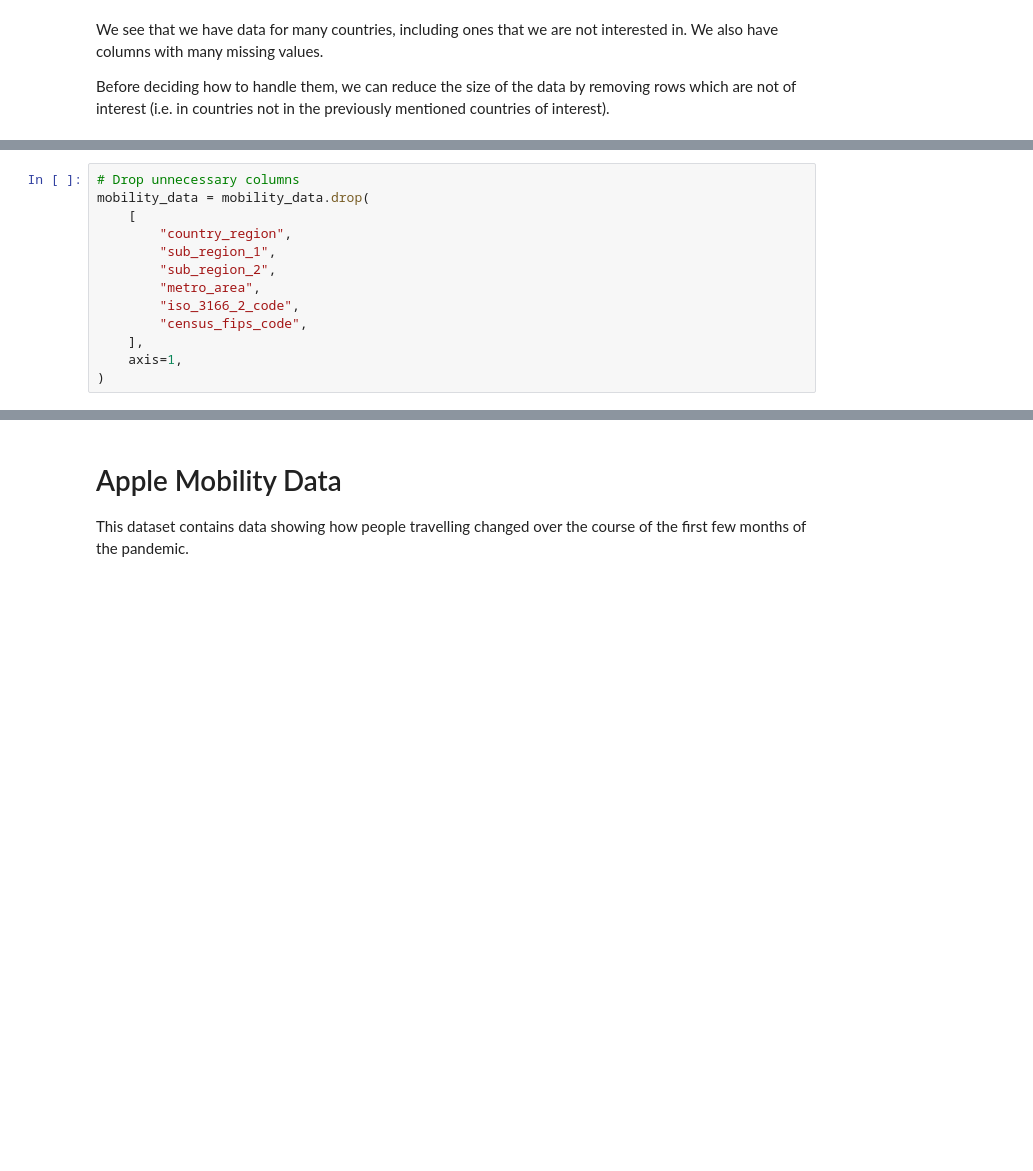
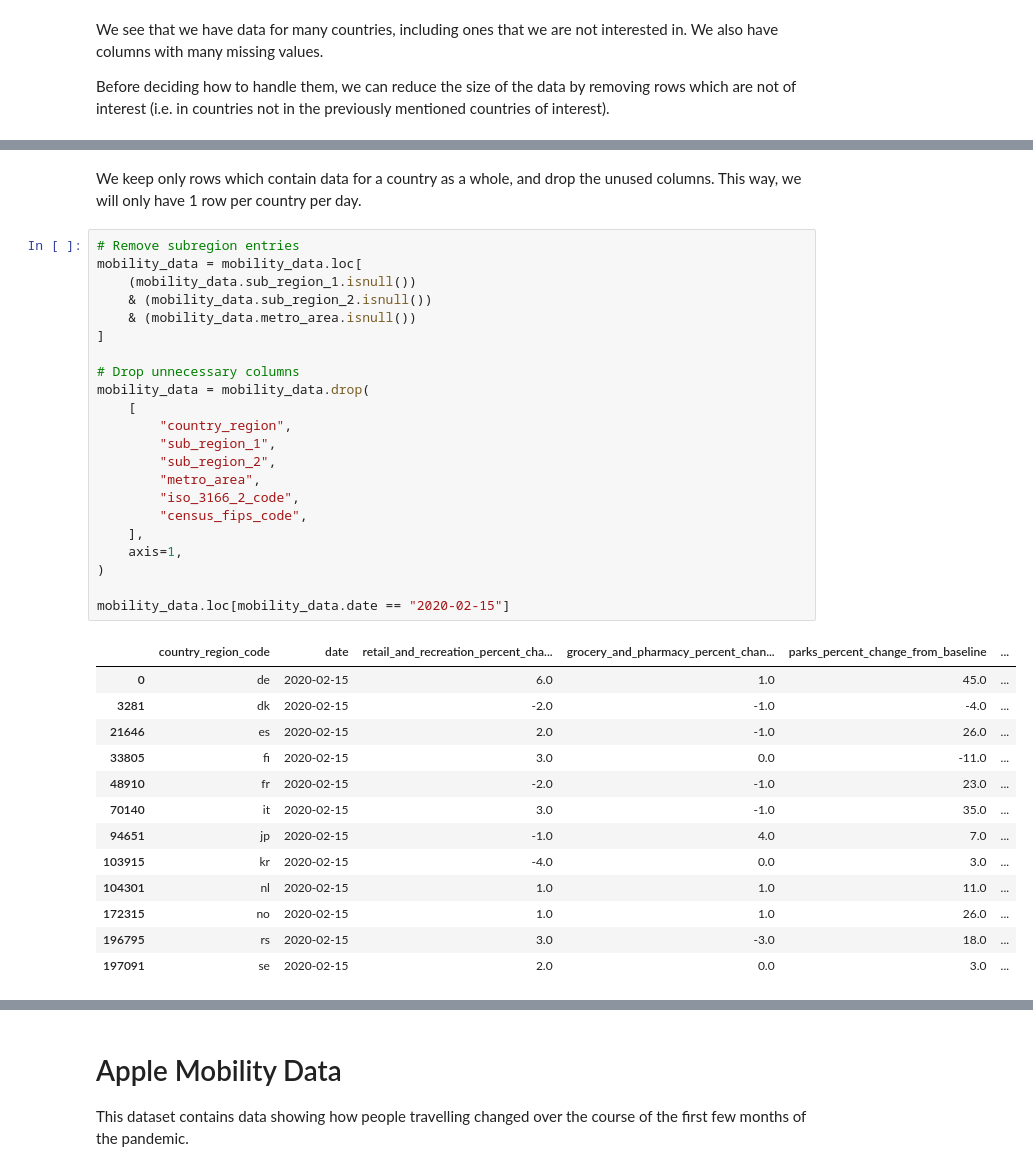
Before and after one commit to epfl-ada/ada-2022-project-zeta, a Jupyter notebook: notebook_anton.ipynb, the cells around one changed output, grey strips where cells are left out. Cells and saved outputs as stored; diff of their text form; blank space fills up the shorter version.

```diff
--- a/notebook_anton.ipynb
+++ b/notebook_anton.ipynb
@@ -286,16 +259,41 @@ Name: census_fips_code, dtype: float64
+# %% [markdown]
+We keep only rows which contain data for a country as a whole, and drop the unused columns. This way, we will only have 1 row per country per day.
 # %%
+# Remove subregion entries
+mobility_data = mobility_data.loc[
+    (mobility_data.sub_region_1.isnull())
+    & (mobility_data.sub_region_2.isnull())
+    & (mobility_data.metro_area.isnull())
+]
+
 # Drop unnecessary columns
 mobility_data = mobility_data.drop(
     [
         "country_region",
         "sub_region_1",
         "sub_region_2",
         "metro_area",
         "iso_3166_2_code",
         "census_fips_code",
     ],
     axis=1,
 )
+
+mobility_data.loc[mobility_data.date == "2020-02-15"]
+# %% [output]
+|  | country_region_code | date | retail_and_recreation_percent_cha... | grocery_and_pharmacy_percent_chan... | parks_percent_change_from_baseline | ... |
+| 0 | de | 2020-02-15 | 6.0 | 1.0 | 45.0 | ... |
+| 3281 | dk | 2020-02-15 | -2.0 | -1.0 | -4.0 | ... |
+| 21646 | es | 2020-02-15 | 2.0 | -1.0 | 26.0 | ... |
+| 33805 | fi | 2020-02-15 | 3.0 | 0.0 | -11.0 | ... |
+| 48910 | fr | 2020-02-15 | -2.0 | -1.0 | 23.0 | ... |
+| 70140 | it | 2020-02-15 | 3.0 | -1.0 | 35.0 | ... |
+| 94651 | jp | 2020-02-15 | -1.0 | 4.0 | 7.0 | ... |
+| 103915 | kr | 2020-02-15 | -4.0 | 0.0 | 3.0 | ... |
+| 104301 | nl | 2020-02-15 | 1.0 | 1.0 | 11.0 | ... |
+| 172315 | no | 2020-02-15 | 1.0 | 1.0 | 26.0 | ... |
+| 196795 | rs | 2020-02-15 | 3.0 | -3.0 | 18.0 | ... |
+| 197091 | se | 2020-02-15 | 2.0 | 0.0 | 3.0 | ... |
 # %%
 # Get earliest and latest data entries
 earliest_date = mobility_data.date.min(axis=0).date().strftime("%Y-%m-%d")
```
Also changed, not shown: parts of 9 cells of this notebook.
